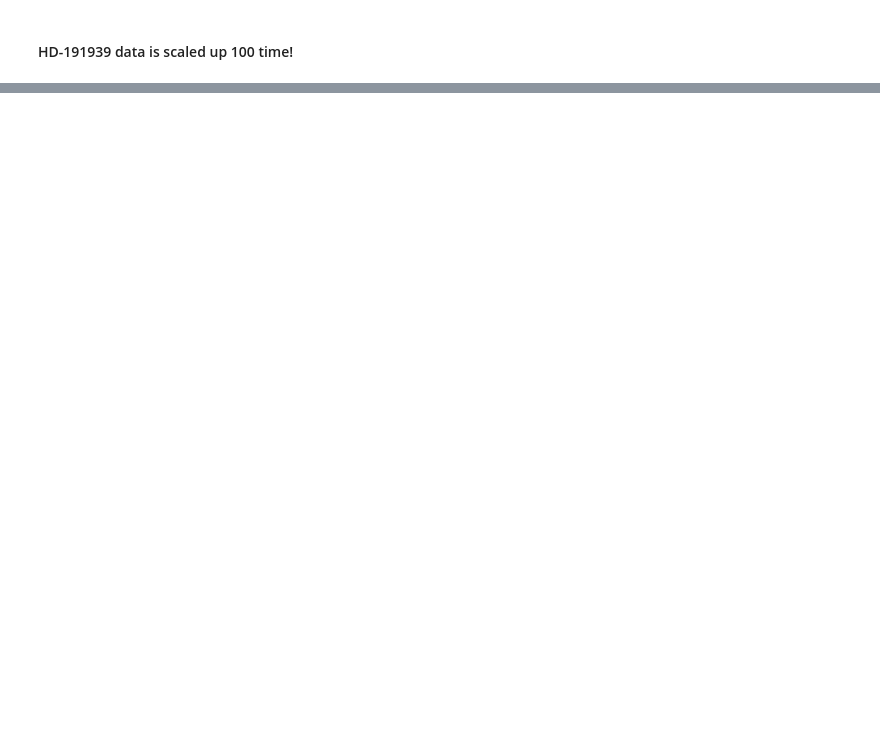
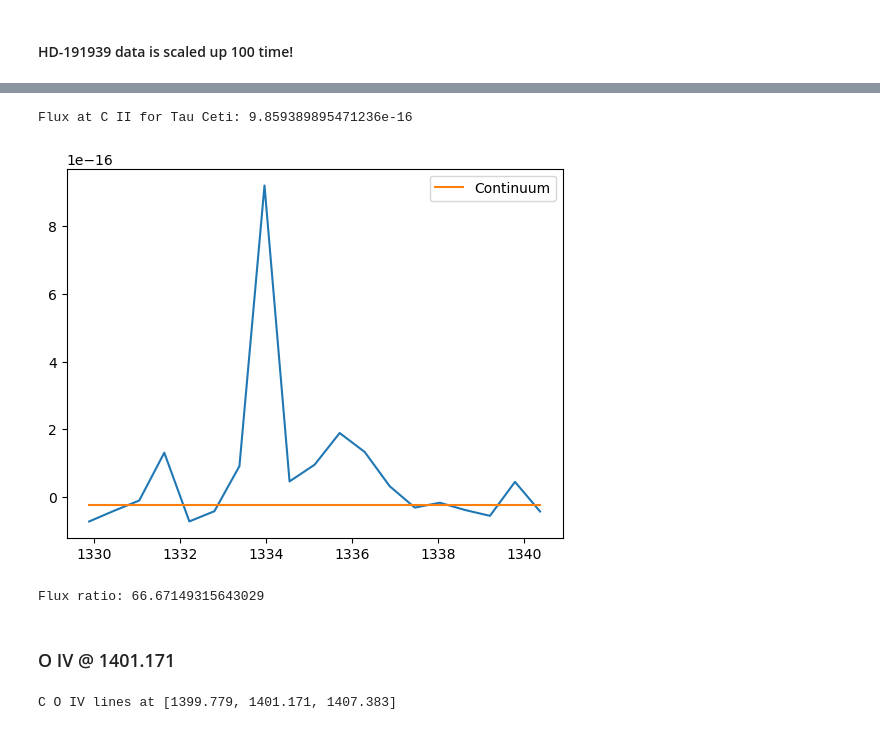
Before and after one commit to bellalongo/Star-Emission-Line-Flux, a Jupyter notebook: HD-191939/hd-191939_comparison.ipynb, the cells around one changed output, grey strips where cells are left out. Cells and saved outputs as stored; diff of their text form; code cells hidden in the pictures; blank space fills up the shorter version.

Commit message:
praying for a consit ratio pLEASE

```diff
--- a/HD-191939/hd-191939_comparison.ipynb
+++ b/HD-191939/hd-191939_comparison.ipynb
@@ -199,0 +211,37 @@ Si II lines at [1260.417, 1264.737, 1265.001]
+# %%
+# HD-191939
+hd_peak_width = 5.0
+hd_cII_mask = (hd_wavelength_data > cII_lines[0] - hd_peak_width) & (hd_wavelength_data < cII_lines[1] + hd_peak_width)
+
+# Calculate the continuum
+peak_width, peak_width_pixels, flux_range = peak_width_finder('L', hd_wavelength_data[hd_cII_mask])
+continuum = split_create_trendline(hd_wavelength_data[hd_cII_mask], hd_flux_data[hd_cII_mask], peak_width_pixels)
+
+# Calculate the flux
+w0,w1 = wavelength_edges(hd_wavelength_data[hd_cII_mask])
+total_sumflux = np.sum(hd_flux_data[hd_cII_mask]*(w1-w0))
+continuum_sumflux = np.sum(continuum*(w1-w0))
+hd_total_flux = total_sumflux - continuum_sumflux
+print(f'Flux at C II for Tau Ceti: {hd_total_flux}')
+
+plt.plot(hd_wavelength_data[hd_cII_mask], hd_flux_data[hd_cII_mask])
+plt.plot(hd_wavelength_data[hd_cII_mask], continuum, label = 'Continuum')
+plt.legend()
+plt.show()
+# %% [output]
+Flux at C II for Tau Ceti: 9.859389895471236e-16
+[figure, added]
+# %%
+# Ratio
+cII_ratio = tc_total_flux/hd_total_flux
+print(f'Flux ratio: {cII_ratio}')
+# %% [output]
+Flux ratio: 66.67149315643029
+# %% [markdown]
+### O IV @ 1401.171
+# %%
+# O IV @ 1401.171 A
+oIV_lines = grouped_rest_data['O IV'][0]
+print(f'C O IV lines at {oIV_lines}')
+# %% [output]
+C O IV lines at [1399.779, 1401.171, 1407.383]
```
Also changed, not shown: parts of 10 cells of this notebook.
